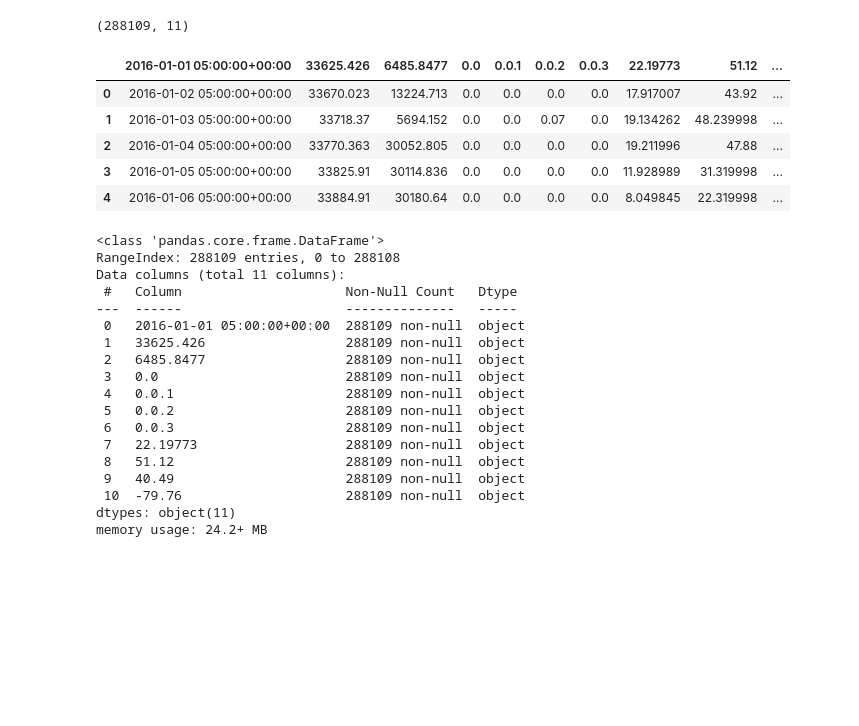
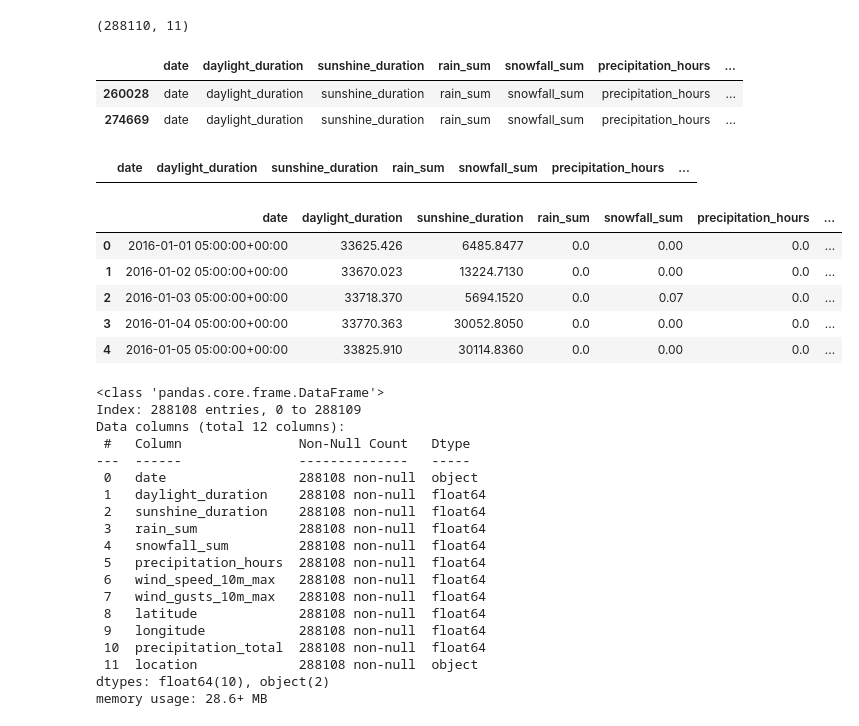
Before and after one commit to DamarTheMunginizer/New-York-State-Energy-Consumption, a Jupyter notebook: Project-5.ipynb, the cells around one changed output. Drawn from its saved outputs; the diff is of its cells as text; code cells hidden in the pictures; blank space fills up the shorter version.

```diff
--- a/Project-5.ipynb
+++ b/Project-5.ipynb
@@ -198,14 +15,21 @@ Weather data collection completed and saved to CSV.
 # %%
-weather = pd.read_csv('./data/new-york-weather.csv')
+weather = pd.read_csv('./data/new-york-weather.csv',header = None)
+weather.columns = ['date',"daylight_duration","sunshine_duration","rain_sum","showers_sum",
+                   "snowfall_sum","precipitation_hours","wind_speed_10m_max","wind_gusts_10m_max","latitude","longitude"]
 weather.shape
 # %% [output]
-(288109, 11)
+(288110, 11)
 # %%
-weather.head()
+weather = weather.drop(columns = 'showers_sum')
-# %% [output]
-|  | 2016-01-01 05:00:00+00:00 | 33625.426 | 6485.8477 | 0.0 | 0.0.1 | 0.0.2 | 0.0.3 | 22.19773 | 51.12 | ... |
-| 0 | 2016-01-02 05:00:00+00:00 | 33670.023 | 13224.713 | 0.0 | 0.0 | 0.0 | 0.0 | 17.917007 | 43.92 | ... |
-| 1 | 2016-01-03 05:00:00+00:00 | 33718.37 | 5694.152 | 0.0 | 0.0 | 0.07 | 0.0 | 19.134262 | 48.239998 | ... |
-| 2 | 2016-01-04 05:00:00+00:00 | 33770.363 | 30052.805 | 0.0 | 0.0 | 0.0 | 0.0 | 19.211996 | 47.88 | ... |
-| 3 | 2016-01-05 05:00:00+00:00 | 33825.91 | 30114.836 | 0.0 | 0.0 | 0.0 | 0.0 | 11.928989 | 31.319998 | ... |
-| 4 | 2016-01-06 05:00:00+00:00 | 33884.91 | 30180.64 | 0.0 | 0.0 | 0.0 | 0.0 | 8.049845 | 22.319998 | ... |
+# %%
+weather[weather['daylight_duration'].astype(str).str.contains('day')]
+# %% [output]
+|  | date | daylight_duration | sunshine_duration | rain_sum | snowfall_sum | precipitation_hours | ... |
+| 260028 | date | daylight_duration | sunshine_duration | rain_sum | snowfall_sum | precipitation_hours | ... |
+| 274669 | date | daylight_duration | sunshine_duration | rain_sum | snowfall_sum | precipitation_hours | ... |
+# %%
+weather = weather.drop(weather[weather['daylight_duration'].astype(str).str.contains('day')].index)
+# %%
+weather[weather['daylight_duration'].astype(str).str.contains('day')]
+# %% [output]
+|  | date | daylight_duration | sunshine_duration | rain_sum | snowfall_sum | precipitation_hours | ... |
@@ -212,23 +40,35 @@ weather.head()
+# %%
+weather['precipitation_total'] = weather['rain_sum'] + weather['snowfall_sum']
+weather['location'] = list(zip(weather['latitude'],weather['longitude']))
+weather.head()
+# %% [output]
+|  | date | daylight_duration | sunshine_duration | rain_sum | snowfall_sum | precipitation_hours | ... |
+| 0 | 2016-01-01 05:00:00+00:00 | 33625.426 | 6485.8477 | 0.0 | 0.00 | 0.0 | ... |
+| 1 | 2016-01-02 05:00:00+00:00 | 33670.023 | 13224.7130 | 0.0 | 0.00 | 0.0 | ... |
+| 2 | 2016-01-03 05:00:00+00:00 | 33718.370 | 5694.1520 | 0.0 | 0.07 | 0.0 | ... |
+| 3 | 2016-01-04 05:00:00+00:00 | 33770.363 | 30052.8050 | 0.0 | 0.00 | 0.0 | ... |
+| 4 | 2016-01-05 05:00:00+00:00 | 33825.910 | 30114.8360 | 0.0 | 0.00 | 0.0 | ... |
 # %%
 weather.info()
 # %% [output]
 <class 'pandas.core.frame.DataFrame'>
-RangeIndex: 288109 entries, 0 to 288108
-Data columns (total 11 columns):
- #   Column                     Non-Null Count   Dtype
----  ------                     --------------   -----
- 0   2016-01-01 05:00:00+00:00  288109 non-null  object
- 1   33625.426                  288109 non-null  object
- 2   6485.8477                  288109 non-null  object
- 3   0.0                        288109 non-null  object
- 4   0.0.1                      288109 non-null  object
- 5   0.0.2                      288109 non-null  object
- 6   0.0.3                      288109 non-null  object
- 7   22.19773                   288109 non-null  object
- 8   51.12                      288109 non-null  object
- 9   40.49                      288109 non-null  object
- 10  -79.76                     288109 non-null  object
-dtypes: object(11)
-memory usage: 24.2+ MB
+Index: 288108 entries, 0 to 288109
+Data columns (total 12 columns):
+ #   Column               Non-Null Count   Dtype
+---  ------               --------------   -----
+ 0   date                 288108 non-null  object
+ 1   daylight_duration    288108 non-null  float64
+ 2   sunshine_duration    288108 non-null  float64
+ 3   rain_sum             288108 non-null  float64
+ 4   snowfall_sum         288108 non-null  float64
+ 5   precipitation_hours  288108 non-null  float64
+ 6   wind_speed_10m_max   288108 non-null  float64
+ 7   wind_gusts_10m_max   288108 non-null  float64
+ 8   latitude             288108 non-null  float64
+ 9   longitude            288108 non-null  float64
+ 10  precipitation_total  288108 non-null  float64
+ 11  location             288108 non-null  object
+dtypes: float64(10), object(2)
+memory usage: 28.6+ MB
 # %%
 weather.isnull().sum()
```
Also changed, not shown: parts of 9 cells of this notebook, 1 other file.
